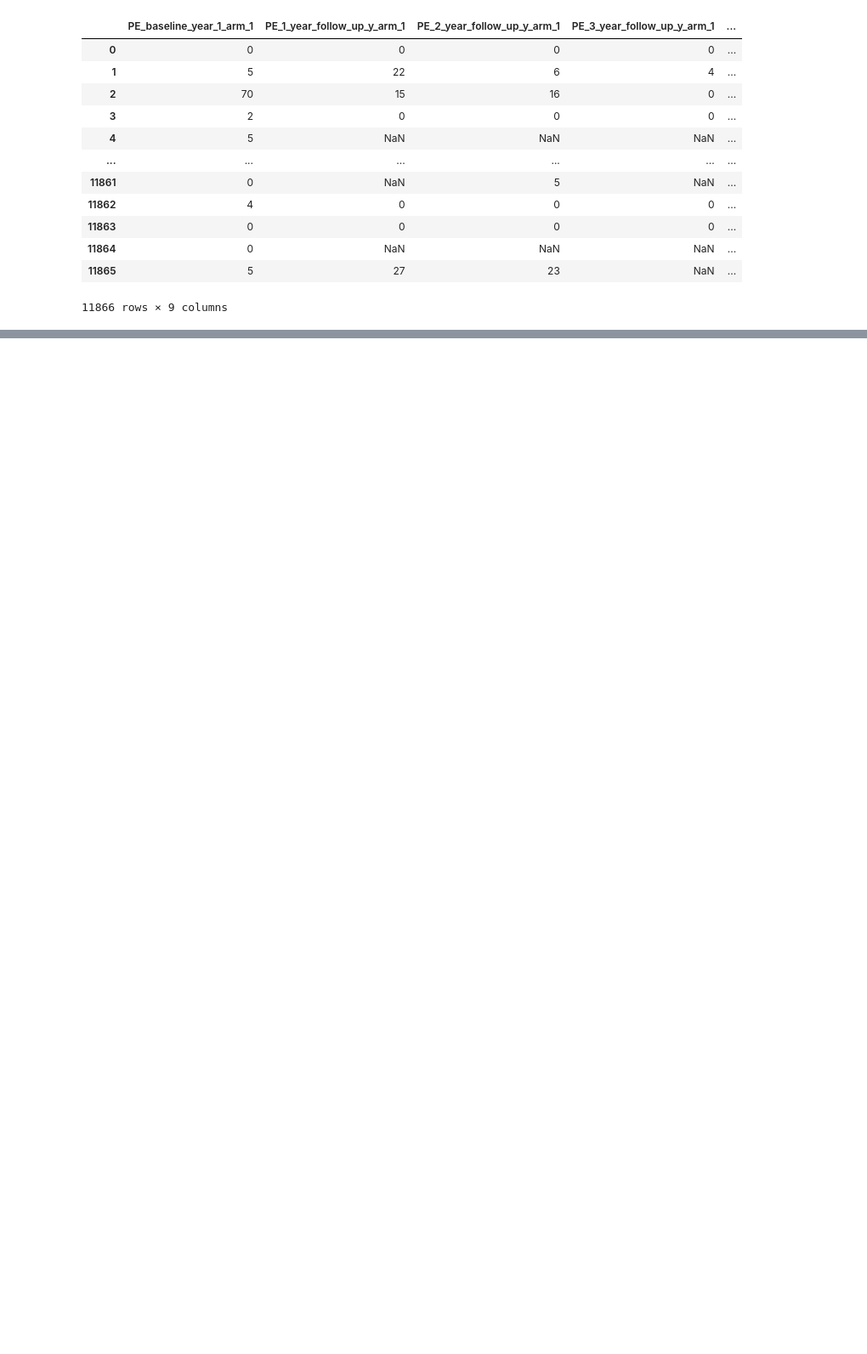
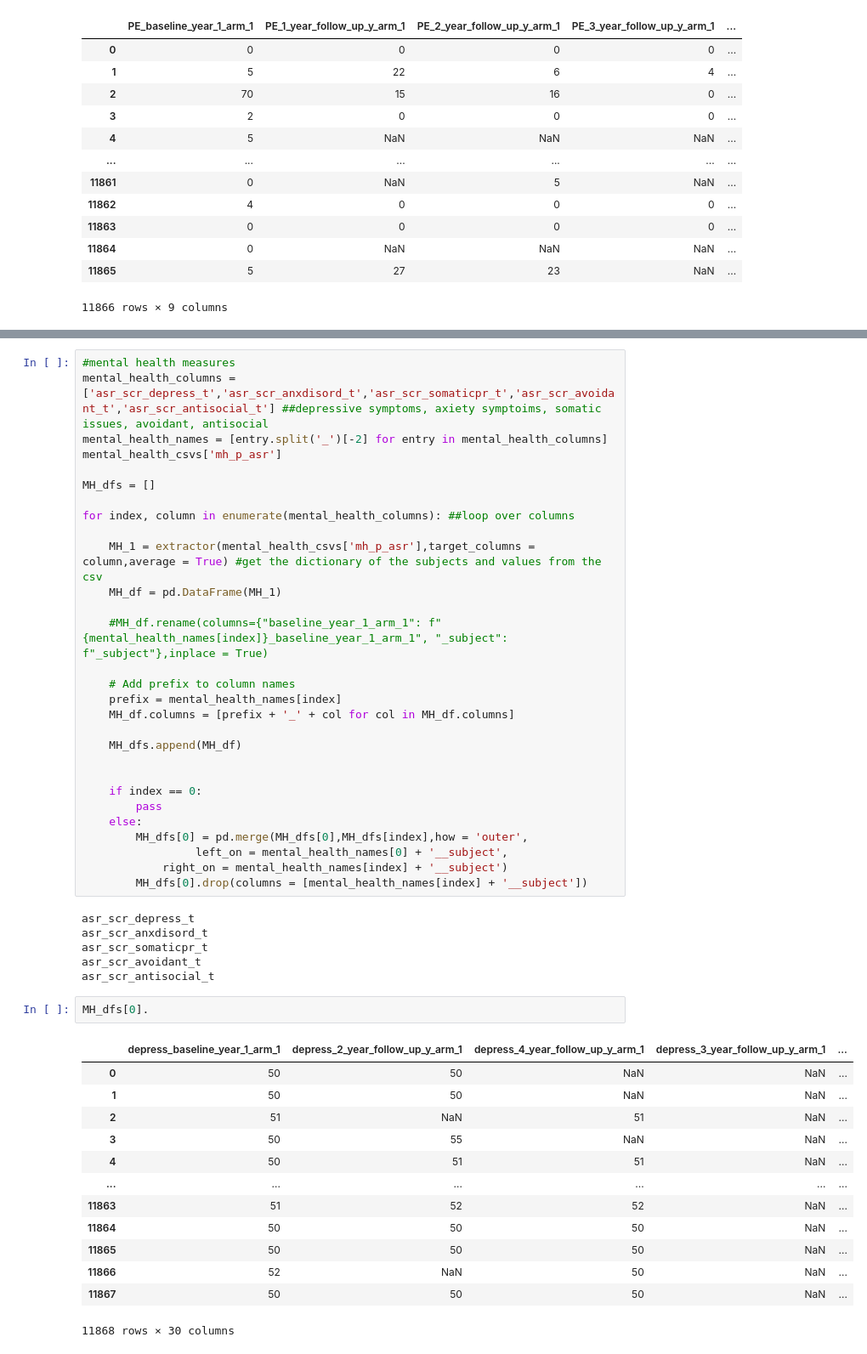
Before and after one commit to samuelheczko/causal_-interference_stimulants_PE, a Jupyter notebook: python_source/raw_data_manipulation.ipynb, the cells around one changed output, grey strips where cells are left out. Shown at 85% size. Cells and saved outputs as stored; diff of their text form; blank space fills up the shorter version.

```diff
--- a/python_source/raw_data_manipulation.ipynb
+++ b/python_source/raw_data_manipulation.ipynb
@@ -731,0 +720,51 @@ general_csvs['abcd_p_demo']['demo_prtnr_ed_v2_2yr_l'].isna().sum()
+# %%
+#mental health measures
+mental_health_columns = ['asr_scr_depress_t','asr_scr_anxdisord_t','asr_scr_somaticpr_t','asr_scr_avoidant_t','asr_scr_antisocial_t'] ##depressive symptoms, axiety symptoims, somatic issues, avoidant, antisocial
+mental_health_names = [entry.split('_')[-2] for entry in mental_health_columns]
+mental_health_csvs['mh_p_asr']
+
+MH_dfs = []
+
+for index, column in enumerate(mental_health_columns): ##loop over columns
+
+    MH_1 = extractor(mental_health_csvs['mh_p_asr'],target_columns = column,average = True) #get the dictionary of the subjects and values from the csv
+    MH_df = pd.DataFrame(MH_1)
+
+    #MH_df.rename(columns={"baseline_year_1_arm_1": f"{mental_health_names[index]}_baseline_year_1_arm_1", "_subject": f"_subject"},inplace = True)
+
+    # Add prefix to column names
+    prefix = mental_health_names[index]
+    MH_df.columns = [prefix + '_' + col for col in MH_df.columns]
+
+    MH_dfs.append(MH_df)
+
+
+    if index == 0:
+        pass
+    else:
+        MH_dfs[0] = pd.merge(MH_dfs[0],MH_dfs[index],how = 'outer',
+                 left_on = mental_health_names[0] + '__subject',
+            right_on = mental_health_names[index] + '__subject')
+        MH_dfs[0].drop(columns = [mental_health_names[index] + '__subject'])
+# %% [output]
+asr_scr_depress_t
+asr_scr_anxdisord_t
+asr_scr_somaticpr_t
+asr_scr_avoidant_t
+asr_scr_antisocial_t
+# %%
+MH_dfs[0].
+# %% [output]
+|  | depress_baseline_year_1_arm_1 | depress_2_year_follow_up_y_arm_1 | depress_4_year_follow_up_y_arm_1 | depress_3_year_follow_up_y_arm_1 | ... |
+| 0 | 50 | 50 | NaN | NaN | ... |
+| 1 | 50 | 50 | NaN | NaN | ... |
+| 2 | 51 | NaN | 51 | NaN | ... |
+| 3 | 50 | 55 | NaN | NaN | ... |
+| 4 | 50 | 51 | 51 | NaN | ... |
+| ... | ... | ... | ... | ... | ... |
+| 11863 | 51 | 52 | 52 | NaN | ... |
+| 11864 | 50 | 50 | 50 | NaN | ... |
+| 11865 | 50 | 50 | 50 | NaN | ... |
+| 11866 | 52 | NaN | 50 | NaN | ... |
+| 11867 | 50 | 50 | 50 | NaN | ... |
+11868 rows × 30 columns
```
Also changed, not shown: parts of 30 cells of this notebook, 2 other files.
